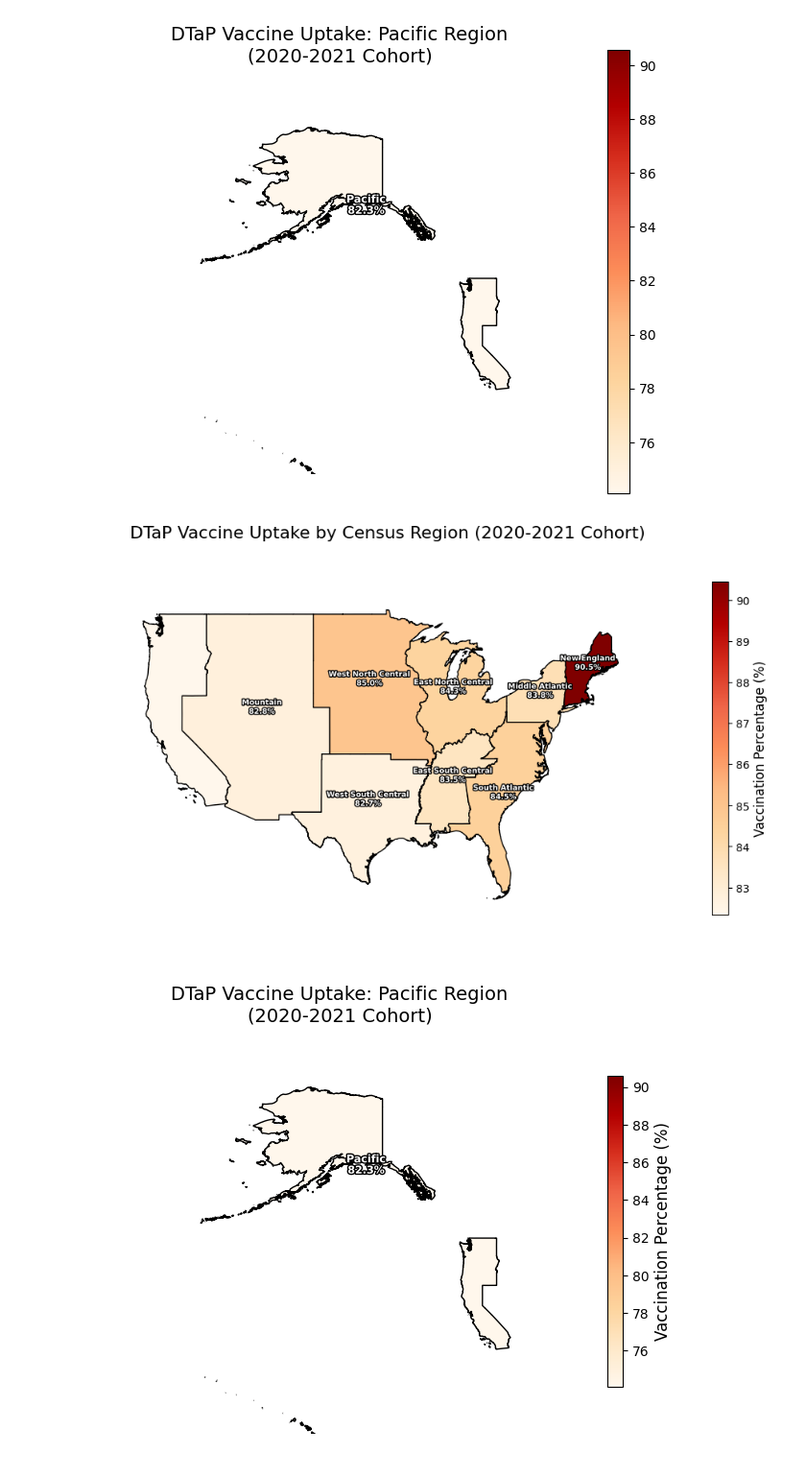
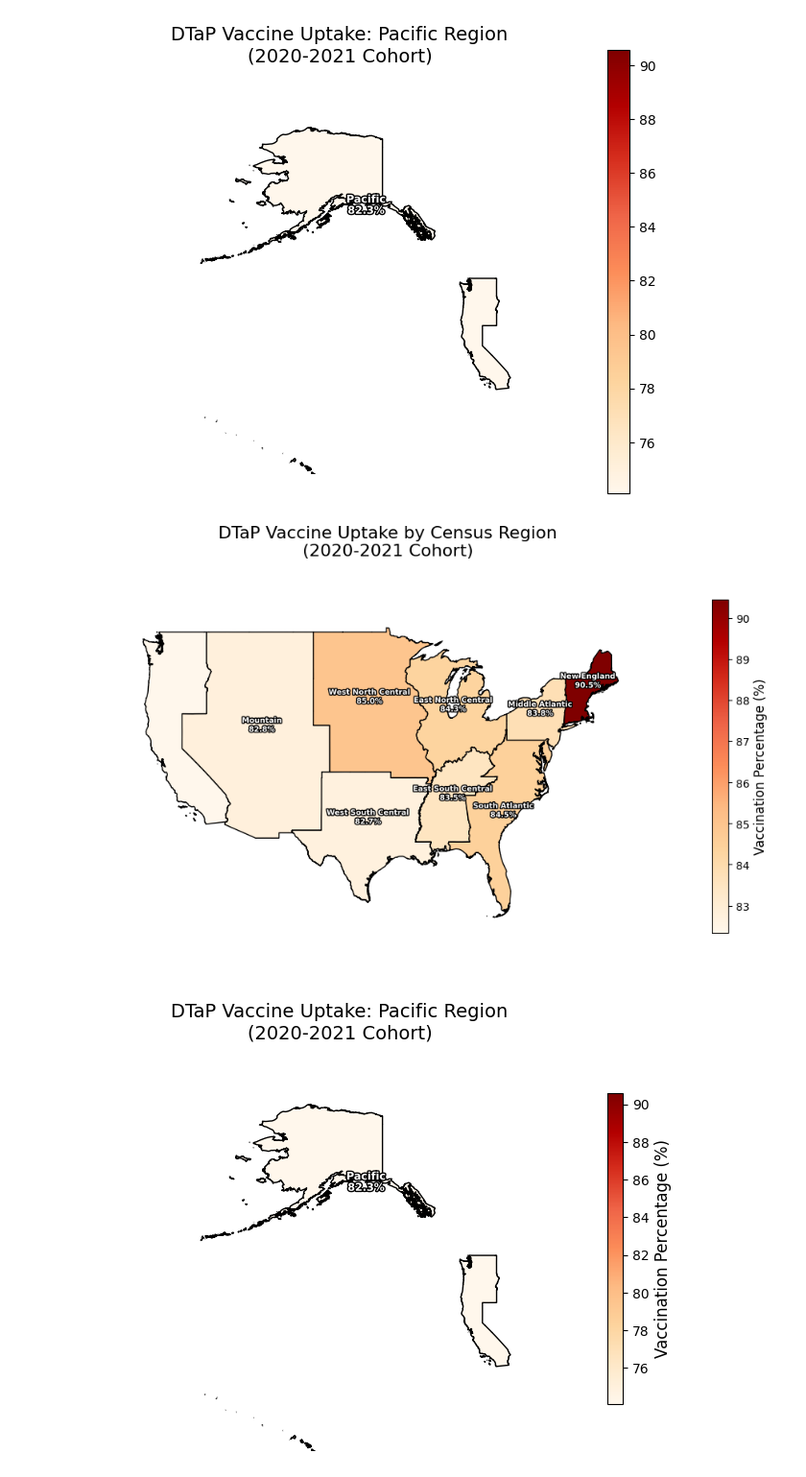
Before and after one commit to Khoi-cpu/RNN_COVID_GROUP, a Jupyter notebook: Dtap_vac_Chloropleth_mapV2.ipynb, the cells around one changed output. Shown: that part at 96% size. Saved outputs shown, nothing was run; the diff lists cells and outputs as text; code cells hidden in the pictures.

```diff
--- a/Dtap_vac_Chloropleth_mapV2.ipynb
+++ b/Dtap_vac_Chloropleth_mapV2.ipynb
@@ -252,7 +252,7 @@ choropleth = choropleth_data.plot(
 )
 
 # Add a title and turn off axis
-ax.set_title('DTaP Vaccine Uptake by Census Region (2020-2021 Cohort)', fontsize=16)
+ax.set_title('DTaP Vaccine Uptake by Census Region\n(2020-2021 Cohort)', fontsize=16)
 ax.set_axis_off()
 
 # Add a custom color bar
@@ -266,34 +266,34 @@ colorbar.set_label('Vaccination Percentage (%)', fontsize=12)
 ax.set_xlim([-130, -60])  # Longitude for contiguous U.S.
 ax.set_ylim([20, 55])     # Latitude for contiguous U.S.
 
 # Add labels for each region
 for idx, row in choropleth_data.iterrows():
     # Get the centroid of each region
     centroid = row['geometry'].centroid
 
     # Adjust South Atlantic region downward
     if row['Region'] == 'South Atlantic':
         adjusted_centroid = (centroid.x, centroid.y - 1)  # Move downward
     else:
         adjusted_centroid = (centroid.x, centroid.y)
 
     # Add annotation with the region name and mean percentage
     ax.annotate(
         f"{row['Region']}\n{row['Mean_Dtap_Uptake']:.1f}%",  # Text with region name and percentage
         xy=adjusted_centroid,       # Adjusted position for South Atlantic
         fontsize=7,                 # Font size
         fontweight='bold',          # Bold font
         color='white',              # Text color
         ha='center',                # Center align text
         path_effects=[
             withStroke(linewidth=2, foreground="black")  # Bold black outline
         ]
     )
 
 # Show the plot
 plt.show()
 # %% [output]
-[figure, old version]
+[figure, new version]
 # %%
 import matplotlib.pyplot as plt
 from matplotlib.patheffects import withStroke  # For text outline effects
```
